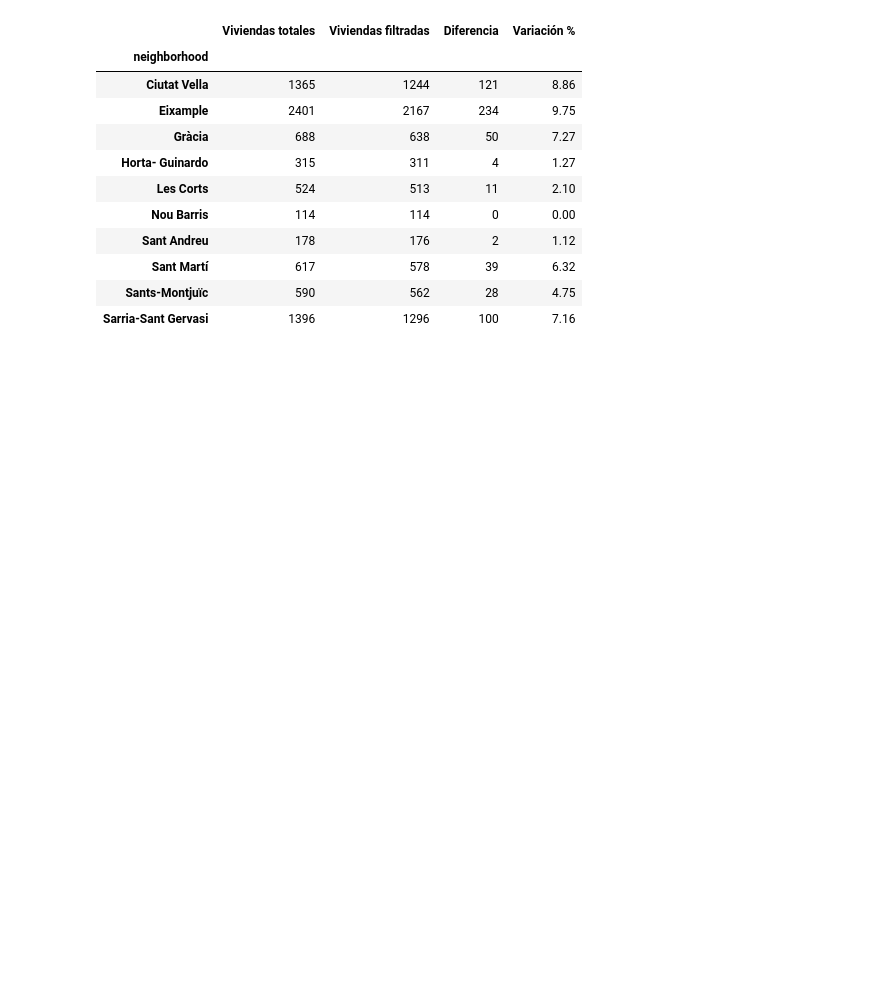
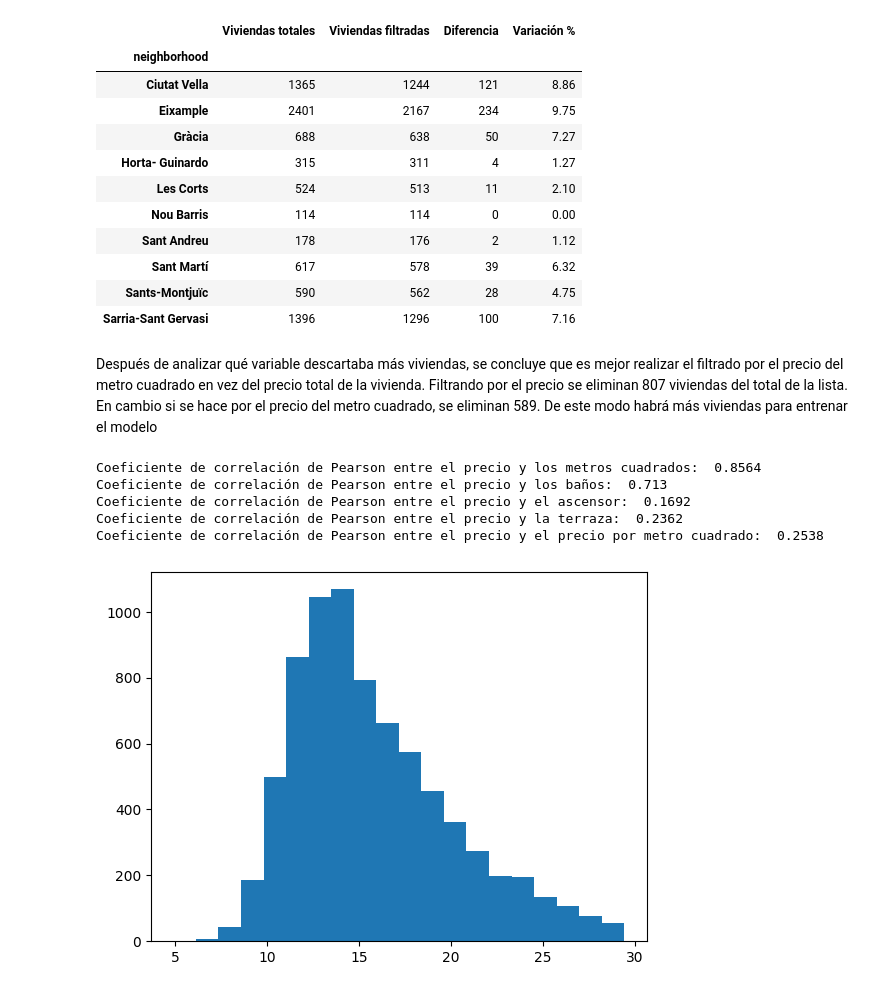
Before and after one commit to carlosarreguib/PROYECTO_1, a Jupyter notebook: Proyecto_1.ipynb, the cells around one changed output. Saved outputs shown, nothing was run; the diff lists cells and outputs as text; code cells hidden in the pictures; blank space fills up the shorter version.

Commit message:
Coeficientes de correlación entre distintas variables

```diff
--- a/Proyecto_1.ipynb
+++ b/Proyecto_1.ipynb
@@ -140,3 +149,31 @@ Con el filtrado con los atípicos del precio por metro cuadrado se han eliminado
 | Sant Martí | 617 | 578 | 39 | 6.32 |
 | Sants-Montjuïc | 590 | 562 | 28 | 4.75 |
 | Sarria-Sant Gervasi | 1396 | 1296 | 100 | 7.16 |
+# %% [markdown]
+Después de analizar qué variable descartaba más viviendas, se concluye que es mejor realizar el filtrado por el precio del metro cuadrado en vez del precio total de la vivienda. Filtrando por el precio se eliminan 807 viviendas del total de la lista. En cambio si se hace por el precio del metro cuadrado, se eliminan 589. De este modo habrá más viviendas para entrenar el modelo
+# %%
+# Establecemos que df es de aquí en adelante el df del filtrado por el precio por el metro cuadrado
+df = df_filtrado_2
+
+# Analizamos la correlación del precio con otras variables del dataframe
+corr_1 = df['price'].corr(df['square_meters'])
+corr_2 = df['price'].corr(df['bathroom'])
+corr_3 = df['price'].corr(df['lift'])
+corr_4 = df['price'].corr(df['terrace'])
+corr_5 = df['price'].corr(df['square_meters_price'])
+
+print("Coeficiente de correlación de Pearson entre el precio y los metros cuadrados: ", round(corr_1, 4))
+print("Coeficiente de correlación de Pearson entre el precio y los baños: ", round(corr_2, 4))
+print("Coeficiente de correlación de Pearson entre el precio y el ascensor: ", round(corr_3, 4))
+print("Coeficiente de correlación de Pearson entre el precio y la terraza: ", round(corr_4, 4))
+print("Coeficiente de correlación de Pearson entre el precio y el precio por metro cuadrado: ", round(corr_5, 4))
+
+plt.hist(df['square_meters_price'], bins=20)
+plt.show()
+# %% [output]
+Coeficiente de correlación de Pearson entre el precio y los metros cuadrados:  0.8564
+Coeficiente de correlación de Pearson entre el precio y los baños:  0.713
+Coeficiente de correlación de Pearson entre el precio y el ascensor:  0.1692
+Coeficiente de correlación de Pearson entre el precio y la terraza:  0.2362
+Coeficiente de correlación de Pearson entre el precio y el precio por metro cuadrado:  0.2538
+[figure, added]
```
Also changed, not shown: parts of 4 cells of this notebook.
